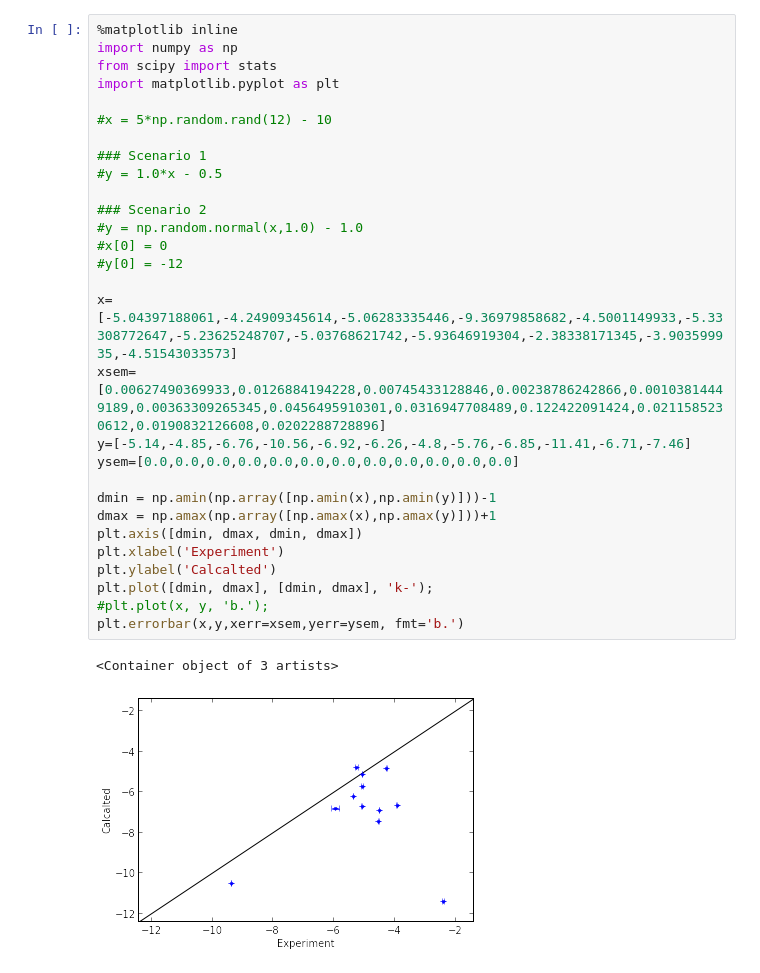
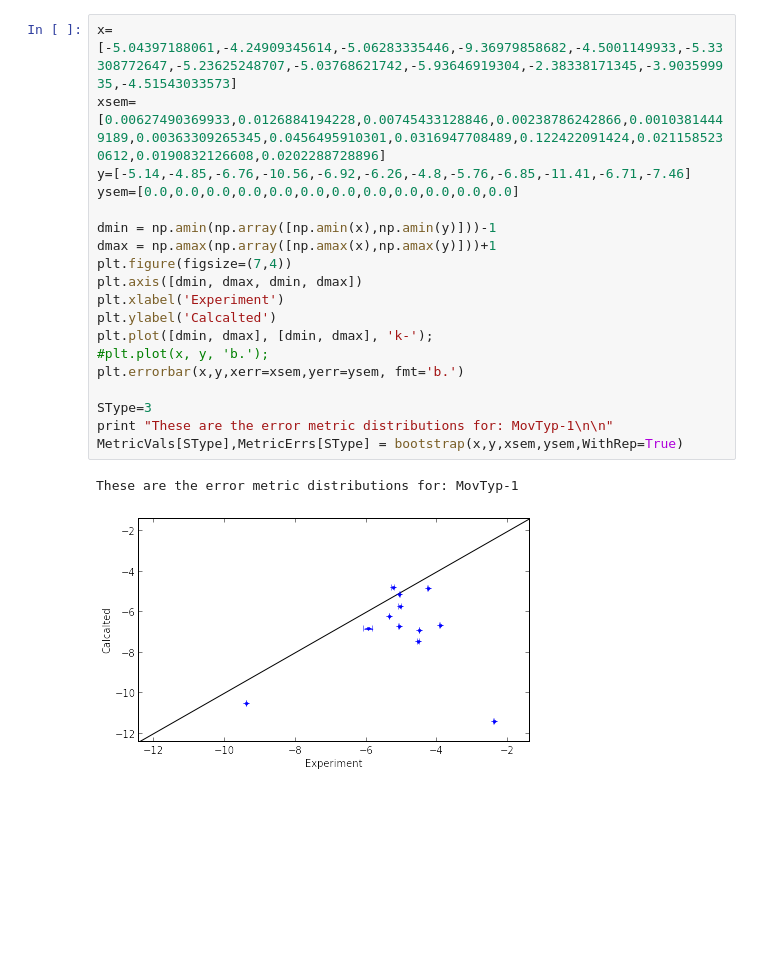
Before and after one commit to nhenriksen/Random, a Jupyter notebook: Compare-MovTyp-vs-APR-TIP3P.ipynb, the cells around one changed output. Drawn from its saved outputs; the diff is of its cells as text; blank space fills up the shorter version.

```diff
--- a/Compare-MovTyp-vs-APR-TIP3P.ipynb
+++ b/Compare-MovTyp-vs-APR-TIP3P.ipynb
@@ -1,32 +75,22 @@
 # %%
-%matplotlib inline
-import numpy as np
-from scipy import stats
-import matplotlib.pyplot as plt
-
-#x = 5*np.random.rand(12) - 10
-
-### Scenario 1
-#y = 1.0*x - 0.5
-
-### Scenario 2
-#y = np.random.normal(x,1.0) - 1.0
-#x[0] = 0
-#y[0] = -12
-
 x=[-5.04397188061,-4.24909345614,-5.06283335446,-9.36979858682,-4.5001149933,-5.33308772647,-5.23625248707,-5.03768621742,-5.93646919304,-2.38338171345,-3.903599935,-4.51543033573]
 xsem=[0.00627490369933,0.0126884194228,0.00745433128846,0.00238786242866,0.00103814449189,0.00363309265345,0.0456495910301,0.0316947708489,0.122422091424,0.0211585230612,0.0190832126608,0.0202288728896]
 y=[-5.14,-4.85,-6.76,-10.56,-6.92,-6.26,-4.8,-5.76,-6.85,-11.41,-6.71,-7.46]
 ysem=[0.0,0.0,0.0,0.0,0.0,0.0,0.0,0.0,0.0,0.0,0.0,0.0]
 
 dmin = np.amin(np.array([np.amin(x),np.amin(y)]))-1
 dmax = np.amax(np.array([np.amax(x),np.amax(y)]))+1
+plt.figure(figsize=(7,4))
 plt.axis([dmin, dmax, dmin, dmax])
 plt.xlabel('Experiment')
 plt.ylabel('Calcalted')
 plt.plot([dmin, dmax], [dmin, dmax], 'k-');
 #plt.plot(x, y, 'b.');
 plt.errorbar(x,y,xerr=xsem,yerr=ysem, fmt='b.')
+
+SType=3
+print "These are the error metric distributions for: MovTyp-1\n\n"
+MetricVals[SType],MetricErrs[SType] = bootstrap(x,y,xsem,ysem,WithRep=True)
 # %% [output]
-<Container object of 3 artists>
+These are the error metric distributions for: MovTyp-1
-[figure, old version]
+[figure, new version]
```
Also changed, not shown: parts of 7 cells of this notebook.
